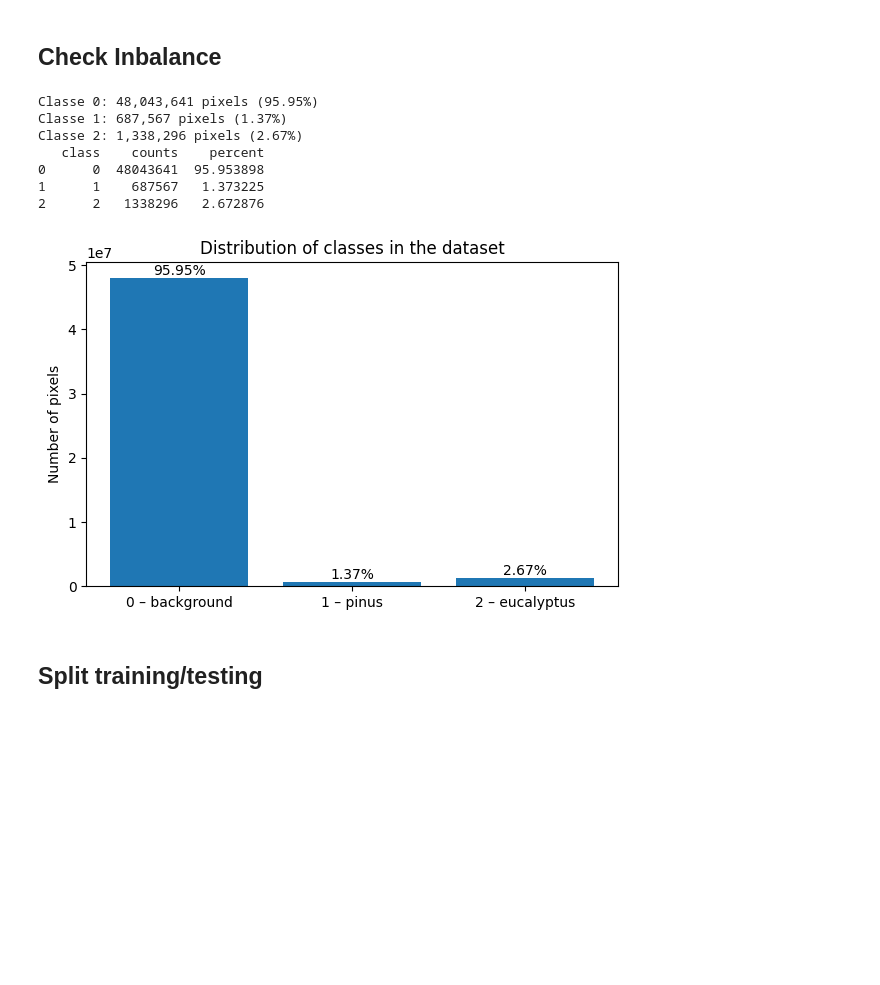
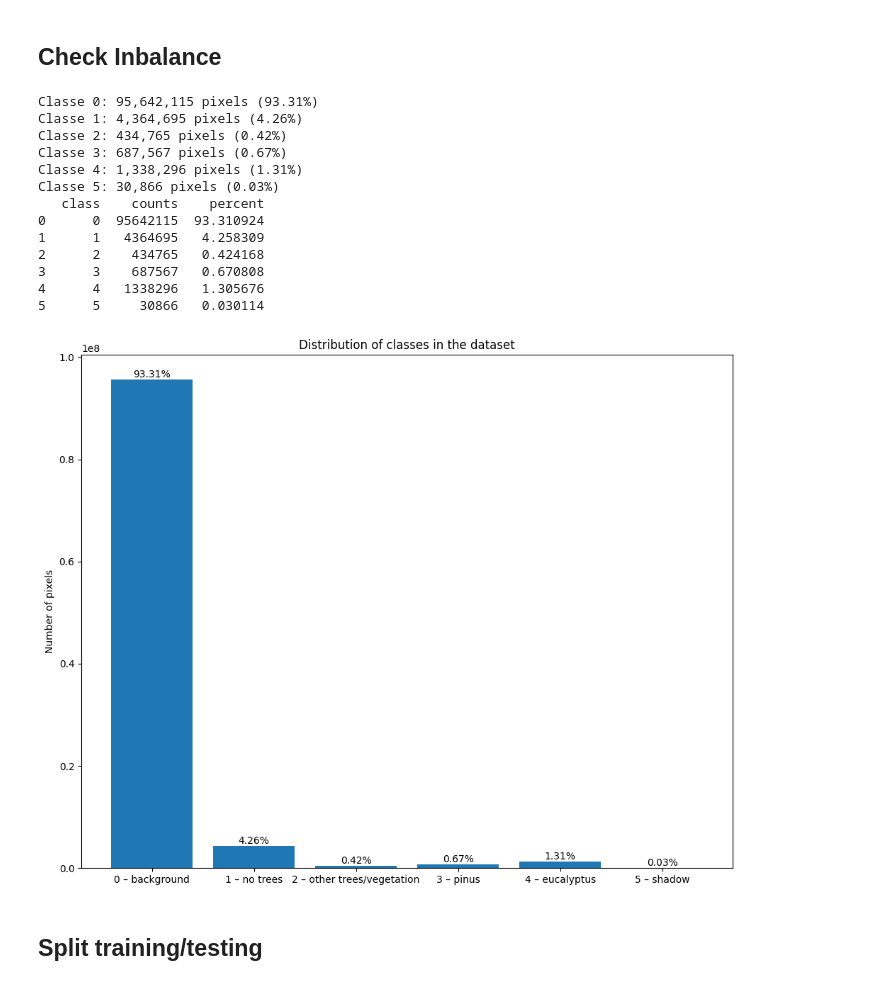
Before and after one commit to wilgomoreira/spotlite, a Jupyter notebook: train_and_test_traditional - 2 - f1_score.ipynb, the cells around one changed output. Cells and saved outputs as stored; diff of their text form; code cells hidden in the pictures; blank space fills up the shorter version.

```diff
--- a/train_and_test_traditional - 2 - f1_score.ipynb
+++ b/train_and_test_traditional - 2 - f1_score.ipynb
@@ -94,16 +107,19 @@ shape of masks: (191, 512, 512)
 # %%
 # Convert labels in masks from 0, 3, 4 to 0, 1, 2
 # where 0 is background, 1 is class 1, and 2 is class
-def remap_mask(mask):
-    if not torch.is_tensor(mask):
-        mask = torch.from_numpy(mask)
-    remapped = torch.zeros_like(mask)
-    remapped[mask == 0] = 0
-    remapped[mask == 3] = 1
-    remapped[mask == 4] = 2
-    return remapped.long()
+# def remap_mask(mask):
+#     if not torch.is_tensor(mask):
+#         mask = torch.from_numpy(mask)
+#     remapped = torch.zeros_like(mask)
+#     remapped[mask == 0] = 0
+#     remapped[mask == 3] = 1
+#     remapped[mask == 4] = 2
+#     return remapped.long()
 
-masks = remap_mask(masks)
+# masks = remap_mask(masks)
 
-print(f'shape of remapped masks: {masks.shape}')
+# print(f'shape of remapped masks: {masks.shape}')
+
+np.unique_labels = np.unique(masks)
+print(f'Unique labels in masks: {np.unique_labels}')
 # %% [output]
@@ -139,43 +199,52 @@ for cls, ct in zip(classes, counts):
 
 df_dist = pd.DataFrame({
     "class":   classes,
     "counts":  counts,
     "percent": counts / total_pixels * 100
 })
 print(df_dist)
 
 class_names = {
     0: "background",
-    1: "pinus",
-    2: "eucalyptus"
+    1: "no trees",
+    2: "other trees/vegetation",
+    3: "pinus",
+    4: "eucalyptus",
+    5: "shadow"
 }
 x_labels = [f"{cls} – {class_names[cls]}" for cls in df_dist['class']]
 
-fig, ax = plt.subplots(figsize=(6, 4))
+fig, ax = plt.subplots(figsize=(10, 8))
 bars = ax.bar(df_dist['class'], df_dist['counts'])
 
 ax.set_ylabel('Number of pixels')
 ax.set_title('Distribution of classes in the dataset')
 
 ax.set_xticks(df_dist['class'])
 ax.set_xticklabels(x_labels)
 
 for bar, pct in zip(bars, df_dist['percent']):
     x  = bar.get_x() + bar.get_width()/2
     y  = bar.get_height()
     ax.text(x, y, f"{pct:.2f}%", ha='center', va='bottom')
 
 plt.tight_layout()
 plt.show()
 # %% [output]
-Classe 0: 48,043,641 pixels (95.95%)
-Classe 1: 687,567 pixels (1.37%)
-Classe 2: 1,338,296 pixels (2.67%)
+Classe 0: 95,642,115 pixels (93.31%)
+Classe 1: 4,364,695 pixels (4.26%)
+Classe 2: 434,765 pixels (0.42%)
+Classe 3: 687,567 pixels (0.67%)
+Classe 4: 1,338,296 pixels (1.31%)
+Classe 5: 30,866 pixels (0.03%)
    class    counts    percent
-0      0  48043641  95.953898
-1      1    687567   1.373225
-2      2   1338296   2.672876
+0      0  95642115  93.310924
+1      1   4364695   4.258309
+2      2    434765   0.424168
+3      3    687567   0.670808
+4      4   1338296   1.305676
+5      5     30866   0.030114
-[figure, old version]
+[figure, new version]
 # %% [markdown]
 ## Split training/testing
 # %%
```
Also changed, not shown: parts of 5 cells of this notebook, 7 other files.
